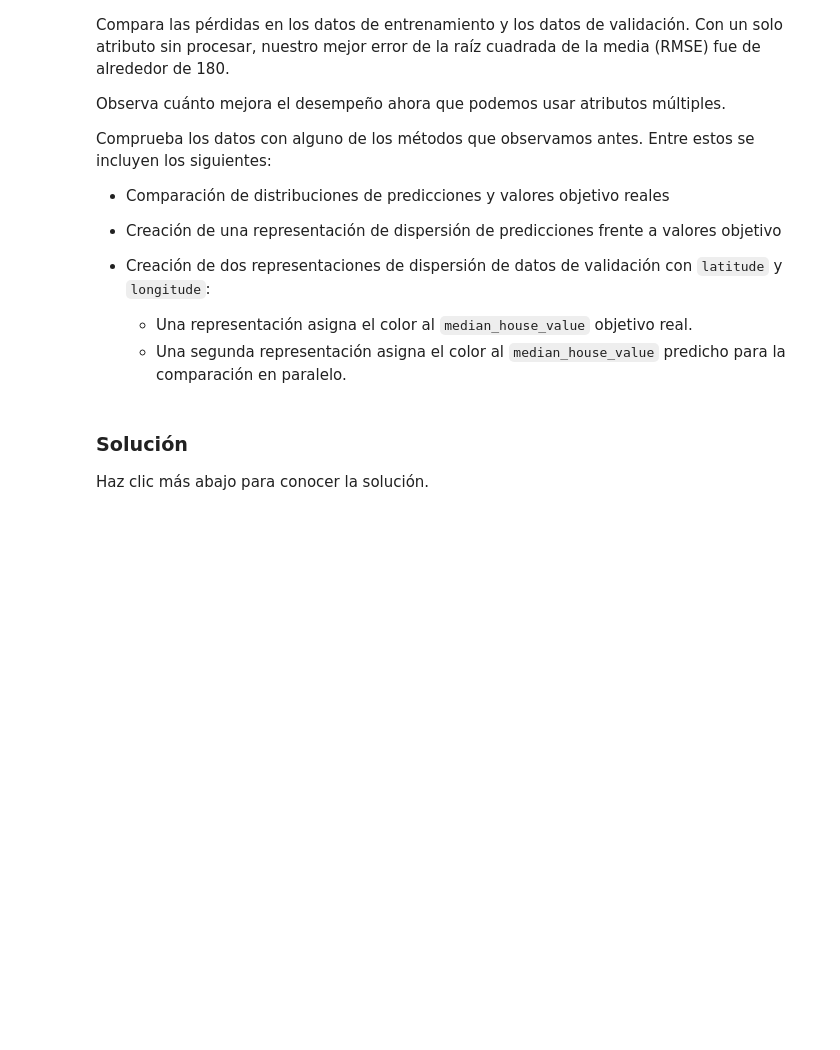
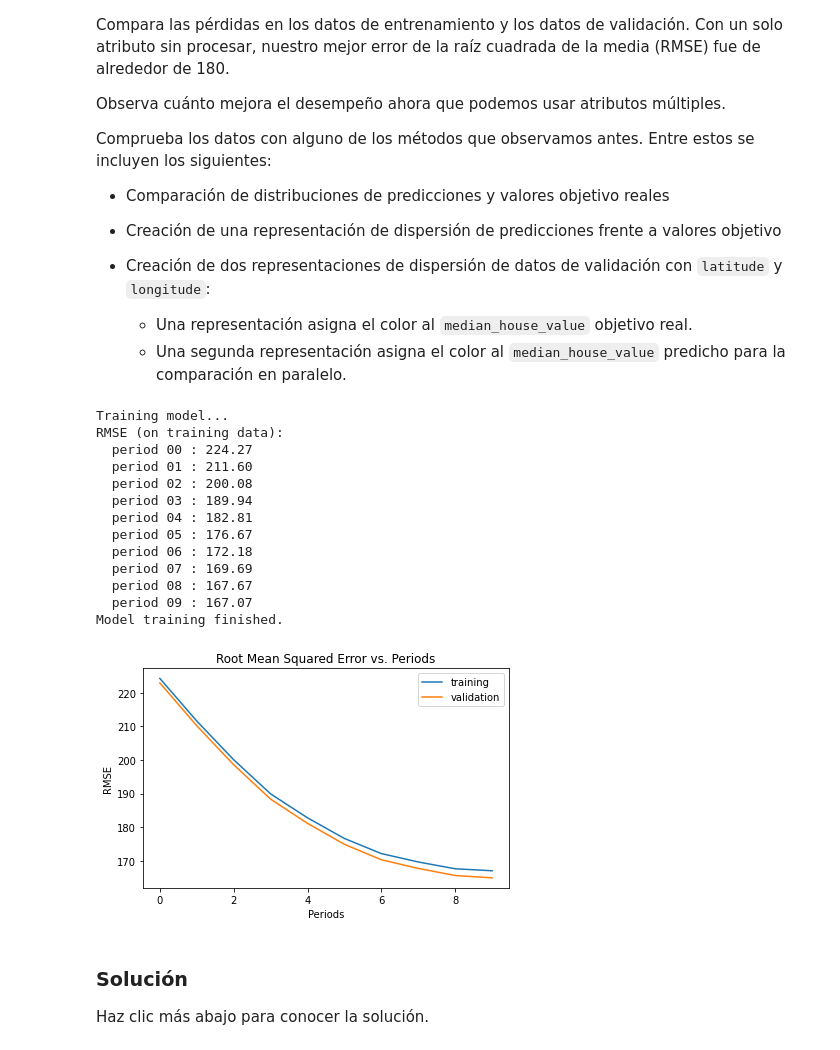
Before and after one commit to smusolino/tensorflow-course, a Jupyter notebook: validation.ipynb, the cells around one changed output. Cells and saved outputs as stored; diff of their text form; code cells hidden in the pictures; blank space fills up the shorter version.

```diff
--- a/validation.ipynb
+++ b/validation.ipynb
@@ -313,9 +425,16 @@ def train_model(
   )
 
   # 1. Create input functions.
-  training_input_fn = # YOUR CODE HERE
-  predict_training_input_fn = # YOUR CODE HERE
-  predict_validation_input_fn = # YOUR CODE HERE
+  training_input_fn = lambda: my_input_fn(training_examples,
+                        training_targets["median_house_value"], batch_size)
+  predict_training_input_fn = lambda: my_input_fn(training_examples,
+                        training_targets["median_house_value"], batch_size,
+                        shuffle=False,
+                        num_epochs=1)
+  predict_validation_input_fn = lambda: my_input_fn(validation_examples,
+                        validation_targets["median_house_value"], batch_size,
+                        shuffle=False,
+                        num_epochs=1)
 
   # Train the model, but do so inside a loop so that we can periodically assess
   # loss metrics.
@@ -330,8 +449,11 @@ def train_model(
         steps=steps_per_period,
     )
     # 2. Take a break and compute predictions.
-    training_predictions = # YOUR CODE HERE
-    validation_predictions = # YOUR CODE HERE
+    training_predictions = linear_regressor.predict(input_fn=predict_training_input_fn)
+    training_predictions = np.array([item['predictions'][0] for item in training_predictions])
+
+    validation_predictions = linear_regressor.predict(input_fn=predict_validation_input_fn)
+    validation_predictions = np.array([item['predictions'][0] for item in validation_predictions])
 
     # Compute training and validation loss.
     training_root_mean_squared_error = math.sqrt(
@@ -358,13 +480,28 @@ def train_model(
 # %%
 linear_regressor = train_model(
     # TWEAK THESE VALUES TO SEE HOW MUCH YOU CAN IMPROVE THE RMSE
-    learning_rate=0.00001,
+    learning_rate=0.0001,
     steps=100,
-    batch_size=1,
+    batch_size=50,
     training_examples=training_examples,
     training_targets=training_targets,
     validation_examples=validation_examples,
     validation_targets=validation_targets)
+# %% [output]
+Training model...
+RMSE (on training data):
+  period 00 : 224.27
+  period 01 : 211.60
+  period 02 : 200.08
+  period 03 : 189.94
+  period 04 : 182.81
+  period 05 : 176.67
+  period 06 : 172.18
+  period 07 : 169.69
+  period 08 : 167.67
+  period 09 : 167.07
+Model training finished.
+[figure, added]
 # %% [markdown]
  ### Solución
 
```
Also changed, not shown: parts of 13 cells of this notebook.
